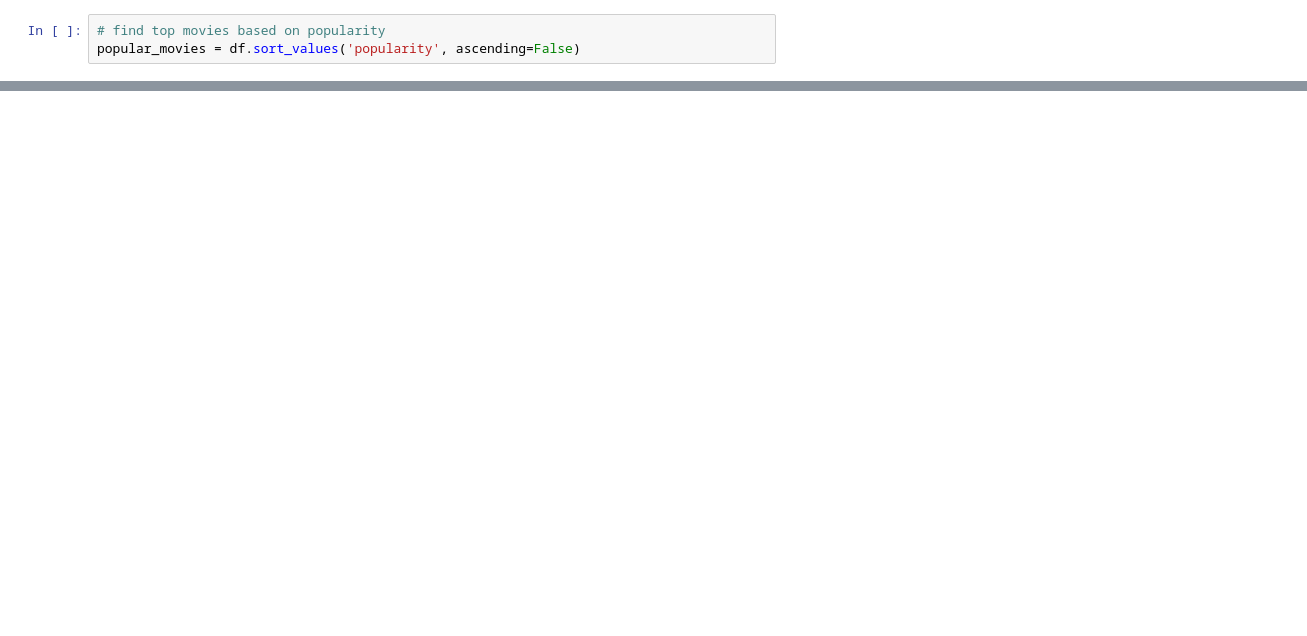
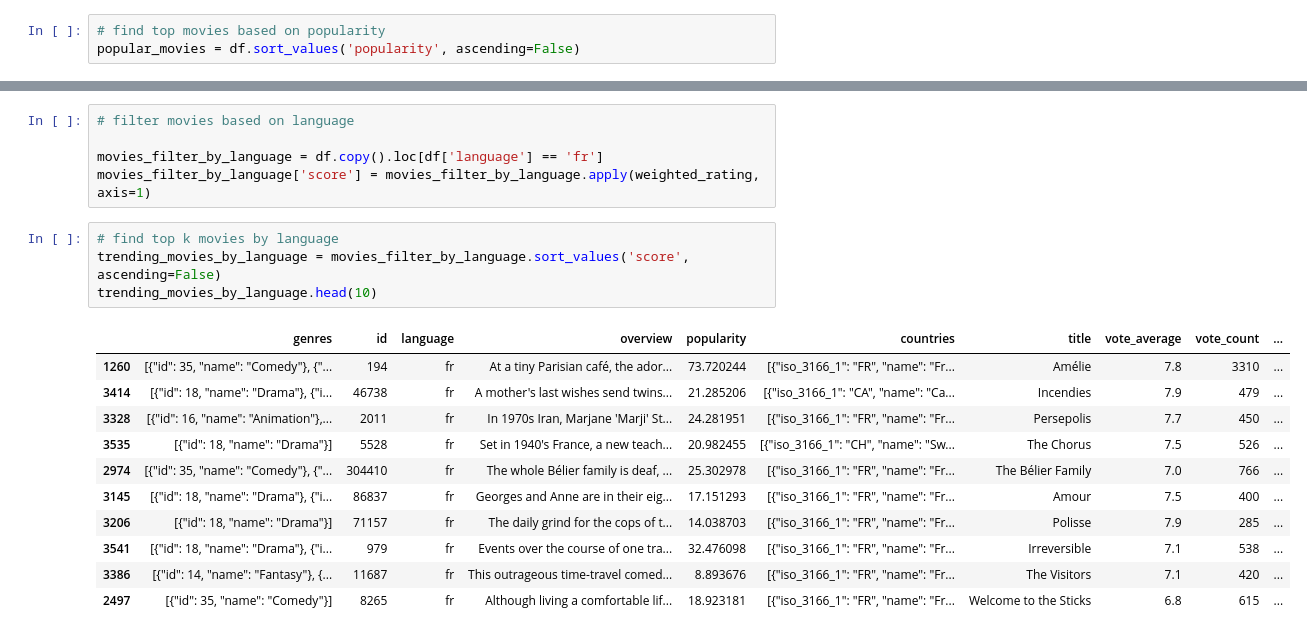
Before and after one commit to faisalbegins/recommender-ml, a Jupyter notebook: notebooks/recommender.ipynb, the cells around one changed output, grey strips where cells are left out. Saved outputs shown, nothing was run; the diff lists cells and outputs as text; blank space fills up the shorter version.

Commit message:
added language

```diff
--- a/notebooks/recommender.ipynb
+++ b/notebooks/recommender.ipynb
@@ -190,0 +212,21 @@ popular_movies = df.sort_values('popularity', ascending=False)
+# %%
+# filter movies based on language
+
+movies_filter_by_language = df.copy().loc[df['language'] == 'fr']
+movies_filter_by_language['score'] = movies_filter_by_language.apply(weighted_rating, axis=1)
+# %%
+# find top k movies by language
+trending_movies_by_language = movies_filter_by_language.sort_values('score', ascending=False)
+trending_movies_by_language.head(10)
+# %% [output]
+|  | genres | id | language | overview | popularity | countries | title | vote_average | vote_count | ... |
+| 1260 | [{"id": 35, "name": "Comedy"}, {"... | 194 | fr | At a tiny Parisian café, the ador... | 73.720244 | [{"iso_3166_1": "FR", "name": "Fr... | Amélie | 7.8 | 3310 | ... |
+| 3414 | [{"id": 18, "name": "Drama"}, {"i... | 46738 | fr | A mother's last wishes send twins... | 21.285206 | [{"iso_3166_1": "CA", "name": "Ca... | Incendies | 7.9 | 479 | ... |
+| 3328 | [{"id": 16, "name": "Animation"},... | 2011 | fr | In 1970s Iran, Marjane 'Marji' St... | 24.281951 | [{"iso_3166_1": "FR", "name": "Fr... | Persepolis | 7.7 | 450 | ... |
+| 3535 | [{"id": 18, "name": "Drama"}] | 5528 | fr | Set in 1940's France, a new teach... | 20.982455 | [{"iso_3166_1": "CH", "name": "Sw... | The Chorus | 7.5 | 526 | ... |
+| 2974 | [{"id": 35, "name": "Comedy"}, {"... | 304410 | fr | The whole Bélier family is deaf, ... | 25.302978 | [{"iso_3166_1": "FR", "name": "Fr... | The Bélier Family | 7.0 | 766 | ... |
+| 3145 | [{"id": 18, "name": "Drama"}, {"i... | 86837 | fr | Georges and Anne are in their eig... | 17.151293 | [{"iso_3166_1": "FR", "name": "Fr... | Amour | 7.5 | 400 | ... |
+| 3206 | [{"id": 18, "name": "Drama"}] | 71157 | fr | The daily grind for the cops of t... | 14.038703 | [{"iso_3166_1": "FR", "name": "Fr... | Polisse | 7.9 | 285 | ... |
+| 3541 | [{"id": 18, "name": "Drama"}, {"i... | 979 | fr | Events over the course of one tra... | 32.476098 | [{"iso_3166_1": "FR", "name": "Fr... | Irreversible | 7.1 | 538 | ... |
+| 3386 | [{"id": 14, "name": "Fantasy"}, {... | 11687 | fr | This outrageous time-travel comed... | 8.893676 | [{"iso_3166_1": "FR", "name": "Fr... | The Visitors | 7.1 | 420 | ... |
+| 2497 | [{"id": 35, "name": "Comedy"}] | 8265 | fr | Although living a comfortable lif... | 18.923181 | [{"iso_3166_1": "FR", "name": "Fr... | Welcome to the Sticks | 6.8 | 615 | ... |
```
Also changed, not shown: parts of 5 cells of this notebook.
